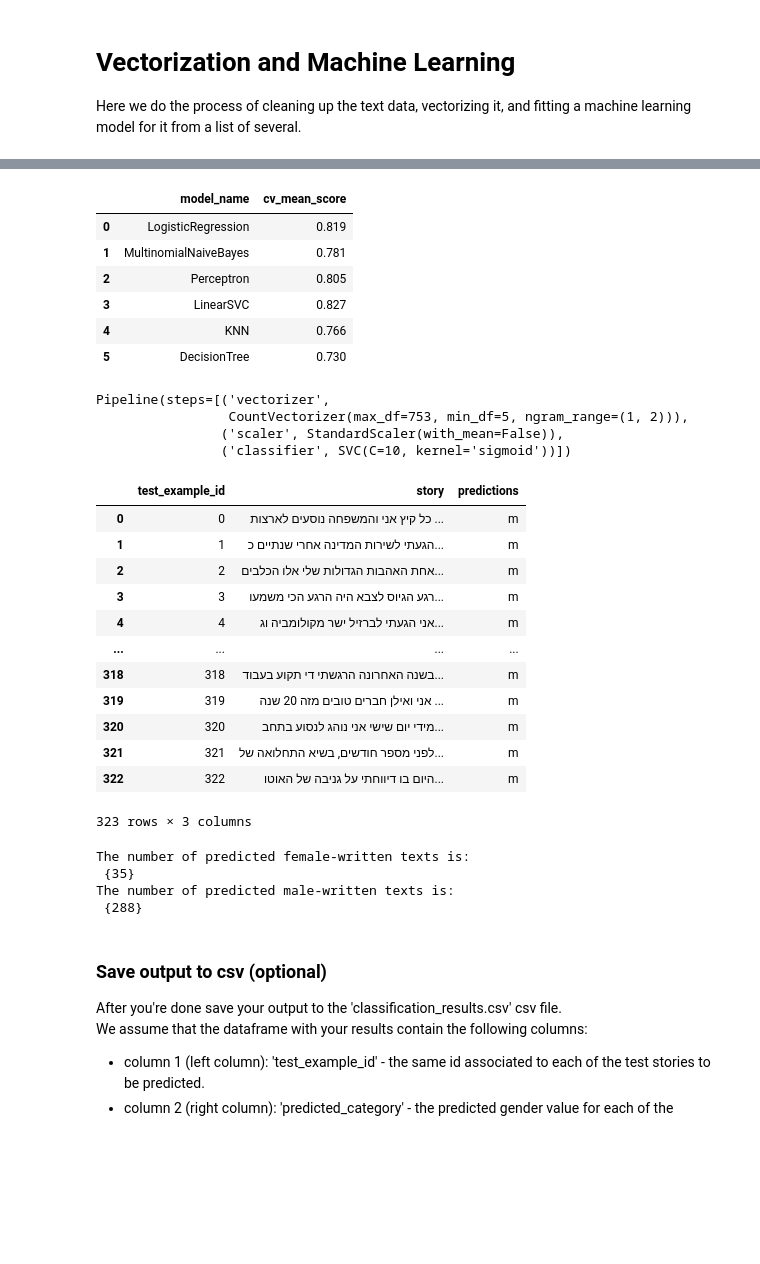
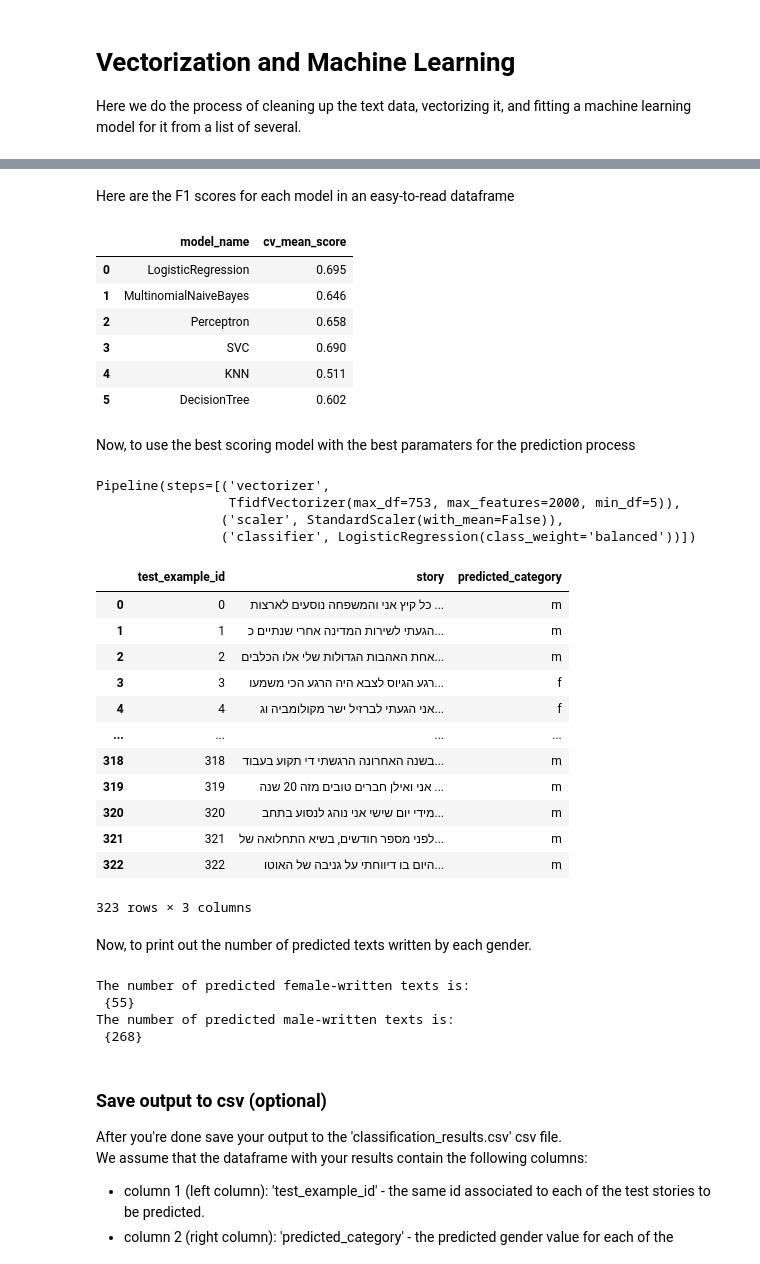
Before and after one commit to Shahars71/Text-Analysis-and-Machine-Learning, a Jupyter notebook: Assignment3-text-analysis.ipynb, the cells around one changed output, grey strips where cells are left out. Saved outputs shown, nothing was run; the diff lists cells and outputs as text; code cells hidden in the pictures; blank space fills up the shorter version.

```diff
--- a/Assignment3-text-analysis.ipynb
+++ b/Assignment3-text-analysis.ipynb
@@ -134,8 +148,8 @@ from sklearn.linear_model import LogisticRegression
 ### Reading input files
 Reading input files for train annotated corpus (raw text data) corpus and for the test corpus
 # %%
-train_filename = r".\annotated_corpus_for_train.csv"
-test_filename  = r".\corpus_for_test.csv"
+train_filename = r"C:\Users\97254\Python Notebooks\Ass3\annotated_corpus_for_train.csv"
+test_filename  = r"C:\Users\97254\Python Notebooks\Ass3\corpus_for_test.csv"
 df_train = pd.read_csv(train_filename, index_col=None, encoding='utf-8')
 df_test  = pd.read_csv(test_filename, index_col=None, encoding='utf-8')
 # %% [markdown]
@@ -530,7 +548,6 @@ model_params = {
 X = df_train["story"]
 y = df_train["gender"]
 X = X.apply(text_preprocessor)
-y = y.apply(lambda x: 1 if x == 'f' else 0)  # female is 1
 
 # Create a pipeline
 pipeline = Pipeline([
@@ -542,8 +559,8 @@ pipeline = Pipeline([
 # We're using the KFold cross-validation method to improve our models' accuracies
 cv = model_selection.KFold(n_splits = 5)
 
-# Define F1 micro scorer
-f1_scorer = make_scorer(f1_score, average='micro')
+# Define F1 macro scorer
+f1_scorer = make_scorer(f1_score, average='macro')
 
 # Perform grid search over the models_params dictionary
 results = []
@@ -571,14 +588,14 @@ for model_name, model_params in model_params.items():
 
     # Print the results for the current clf
     print(f"Best hyperparameters:\n{best_params}")
-    print(f"Cross-validated F1 micro mean score:\n{cv_mean_score:.4f}")
+    print(f"Cross-validated F1 macro mean score:\n{cv_mean_score:.4f}")
     print("\n*********************************************************\n")
 
 # Print the final results
 for result in results:
     print(f"Model:\n{result['model_name']}")
     print(f"Best hyperparameters:\n{result['best_params']}")
-    print(f"Cross-validated F1 micro mean score:\n{result['cv_mean_score']:.4f}")
+    print(f"Cross-validated F1 macro mean score:\n{result['cv_mean_score']:.4f}")
     print("\n*********************************************************\n")
 # %% [output]
 Grid search for LogisticRegression:
@@ -746,48 +764,52 @@ Cross-validated F1 micro mean score:
 
 *********************************************************
+# %% [markdown]
+Here are the F1 scores for each model in an easy-to-read dataframe
 # %%
 df_res = pd.DataFrame(results)
 df_res.drop("best_params", axis = 1)
 # %% [output]
 |  | model_name | cv_mean_score |
-| 0 | LogisticRegression | 0.819 |
-| 1 | MultinomialNaiveBayes | 0.781 |
-| 2 | Perceptron | 0.805 |
-| 3 | LinearSVC | 0.827 |
-| 4 | KNN | 0.766 |
-| 5 | DecisionTree | 0.730 |
+| 0 | LogisticRegression | 0.695 |
+| 1 | MultinomialNaiveBayes | 0.646 |
+| 2 | Perceptron | 0.658 |
+| 3 | SVC | 0.690 |
+| 4 | KNN | 0.511 |
+| 5 | DecisionTree | 0.602 |
+# %% [markdown]
+Now, to use the best scoring model with the best paramaters for the prediction process
 # %%
 # Update the pipeline with the best estimator
 pipeline = Pipeline([
-    ('vectorizer', CountVectorizer(max_df=753, min_df=5, ngram_range=(1, 2))),
+    ('vectorizer', TfidfVectorizer(max_df=753, max_features=2000, min_df=5, ngram_range = (1, 1))),
     ('scaler', StandardScaler(with_mean=False)),
-    ('classifier', svm.SVC(C=10, kernel='sigmoid'))
+    ('classifier', LogisticRegression(penalty = 'l2', class_weight='balanced'))
 ])
 
 # # Fit the pipeline to the training data with the best estimator
 pipeline.fit(df_train['story'].apply(text_preprocessor), y) # y is binary (1 for female)
 
 # Make predictions on the test data
 y_pred_test = pipeline.predict(df_test['story'].apply(text_preprocessor))
 
 # Sample first and last 5 rows of df_test and predict on them
-df_pred_test = df_test.copy()
-df_pred_test['predictions'] = y_pred_test
-df_pred_test['predictions'] = pd.Series(y_pred_test).map({0: 'm', 1: 'f'})
+df_predicted = df_test.copy()
+df_predicted['predicted_category'] = y_pred_test
+df_predicted['predicted_category'] = pd.Series(y_pred_test).map({0: 'm', 1: 'f'})
 
-#df_pred_test_sample
-df_pred_test
+# Print it out
+df_predicted
 # %% [output]
 Pipeline(steps=[('vectorizer',
-                 CountVectorizer(max_df=753, min_df=5, ngram_range=(1, 2))),
+                 TfidfVectorizer(max_df=753, max_features=2000, min_df=5)),
                 ('scaler', StandardScaler(with_mean=False)),
-                ('classifier', SVC(C=10, kernel='sigmoid'))])
+                ('classifier', LogisticRegression(class_weight='balanced'))])
-|  | test_example_id | story | predictions |
+|  | test_example_id | story | predicted_category |
 | 0 | 0 | כל קיץ אני והמשפחה נוסעים לארצות ... | m |
 | 1 | 1 | הגעתי לשירות המדינה אחרי שנתיים כ... | m |
 | 2 | 2 | אחת האהבות הגדולות שלי אלו הכלבים... | m |
-| 3 | 3 | רגע הגיוס לצבא היה הרגע הכי משמעו... | m |
-| 4 | 4 | אני הגעתי לברזיל ישר מקולומביה וג... | m |
+| 3 | 3 | רגע הגיוס לצבא היה הרגע הכי משמעו... | f |
+| 4 | 4 | אני הגעתי לברזיל ישר מקולומביה וג... | f |
 | ... | ... | ... | ... |
 | 318 | 318 | בשנה האחרונה הרגשתי די תקוע בעבוד... | m |
 | 319 | 319 | אני ואילן חברים טובים מזה 20 שנה ... | m |
@@ -795,14 +817,16 @@ Pipeline(steps=[('vectorizer',
 | 321 | 321 | לפני מספר חודשים, בשיא התחלואה של... | m |
 | 322 | 322 | היום בו דיווחתי על גניבה של האוטו... | m |
 323 rows × 3 columns
+# %% [markdown]
+Now, to print out the number of predicted texts written by each gender.
 # %%
-print(f"The number of predicted female-written texts is:\n",{df_pred_test[df_pred_test["predictions"] == 'f'].shape[0]})
-print(f"The number of predicted male-written texts is:\n",{df_pred_test[df_pred_test["predictions"] == 'm'].shape[0]})
+print(f"The number of predicted female-written texts is:\n",{df_predicted[df_predicted["predicted_category"] == 'f'].shape[0]})
+print(f"The number of predicted male-written texts is:\n",{df_predicted[df_predicted["predicted_category"] == 'm'].shape[0]})
 # %% [output]
 The number of predicted female-written texts is:
- {35}
+ {55}
 The number of predicted male-written texts is:
- {288}
+ {268}
 # %% [markdown]
 ### Save output to csv (optional)
 After you're done save your output to the 'classification_results.csv' csv file.<br/>
```
Also changed, not shown: parts of 11 cells of this notebook.
